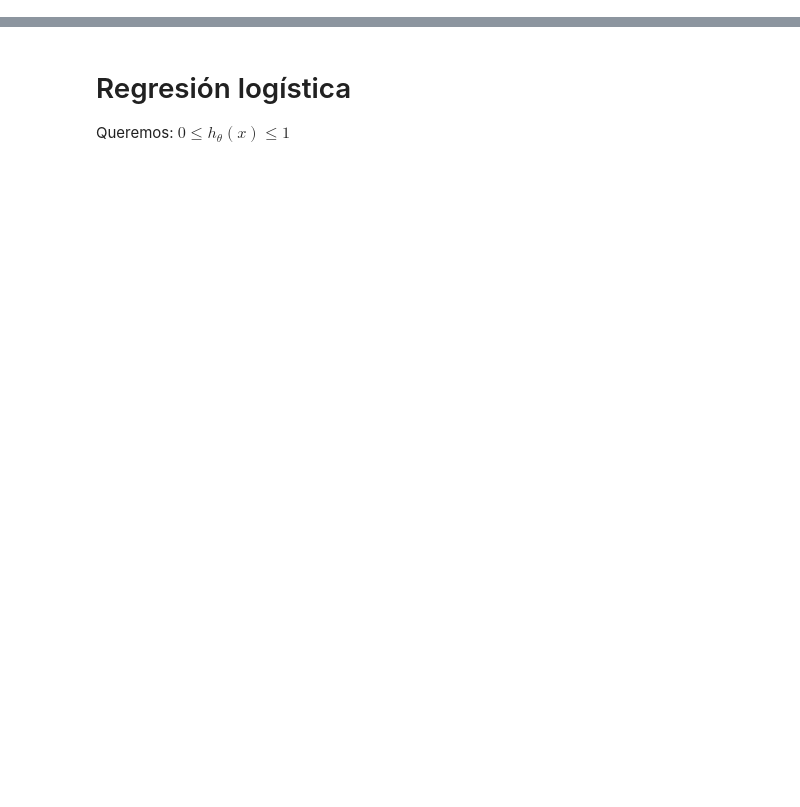
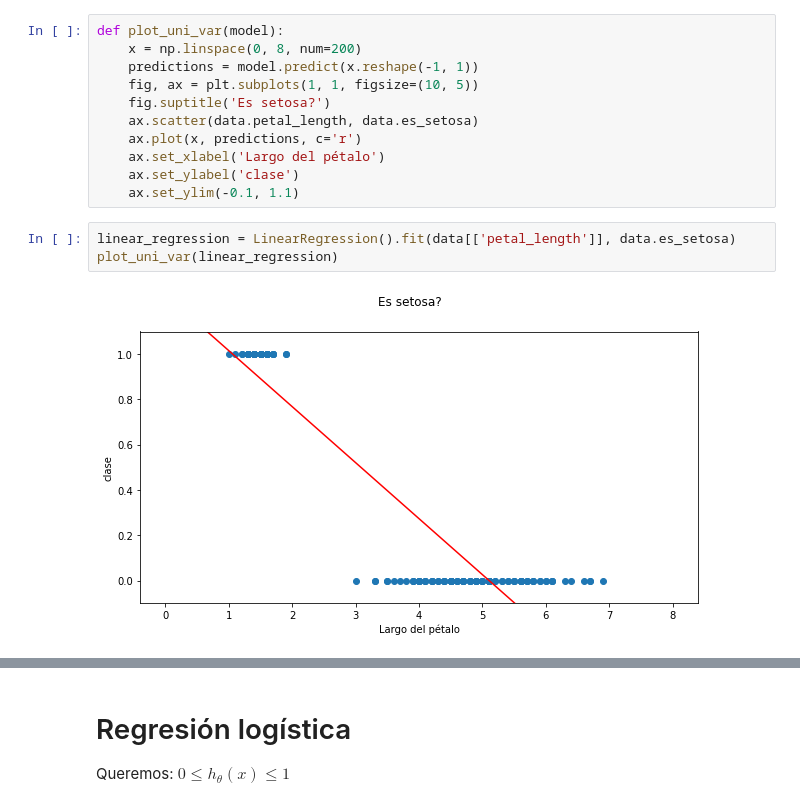
Before and after one commit to ucseml-team/machine-learning-course, a Jupyter notebook: logistic_regression.ipynb, the cells around one changed output, grey strips where cells are left out. Cells and saved outputs as stored; diff of their text form; blank space fills up the shorter version.

Commit message:
logistic regression changes

```diff
--- a/logistic_regression.ipynb
+++ b/logistic_regression.ipynb
@@ -32,0 +48,16 @@
+# %%
+def plot_uni_var(model):
+    x = np.linspace(0, 8, num=200)
+    predictions = model.predict(x.reshape(-1, 1))
+    fig, ax = plt.subplots(1, 1, figsize=(10, 5))
+    fig.suptitle('Es setosa?')
+    ax.scatter(data.petal_length, data.es_setosa)
+    ax.plot(x, predictions, c='r')
+    ax.set_xlabel('Largo del pétalo')
+    ax.set_ylabel('clase')
+    ax.set_ylim(-0.1, 1.1)
+# %%
+linear_regression = LinearRegression().fit(data[['petal_length']], data.es_setosa)
+plot_uni_var(linear_regression)
+# %% [output]
+[figure, added]
```
Also changed, not shown: parts of 34 cells of this notebook.
